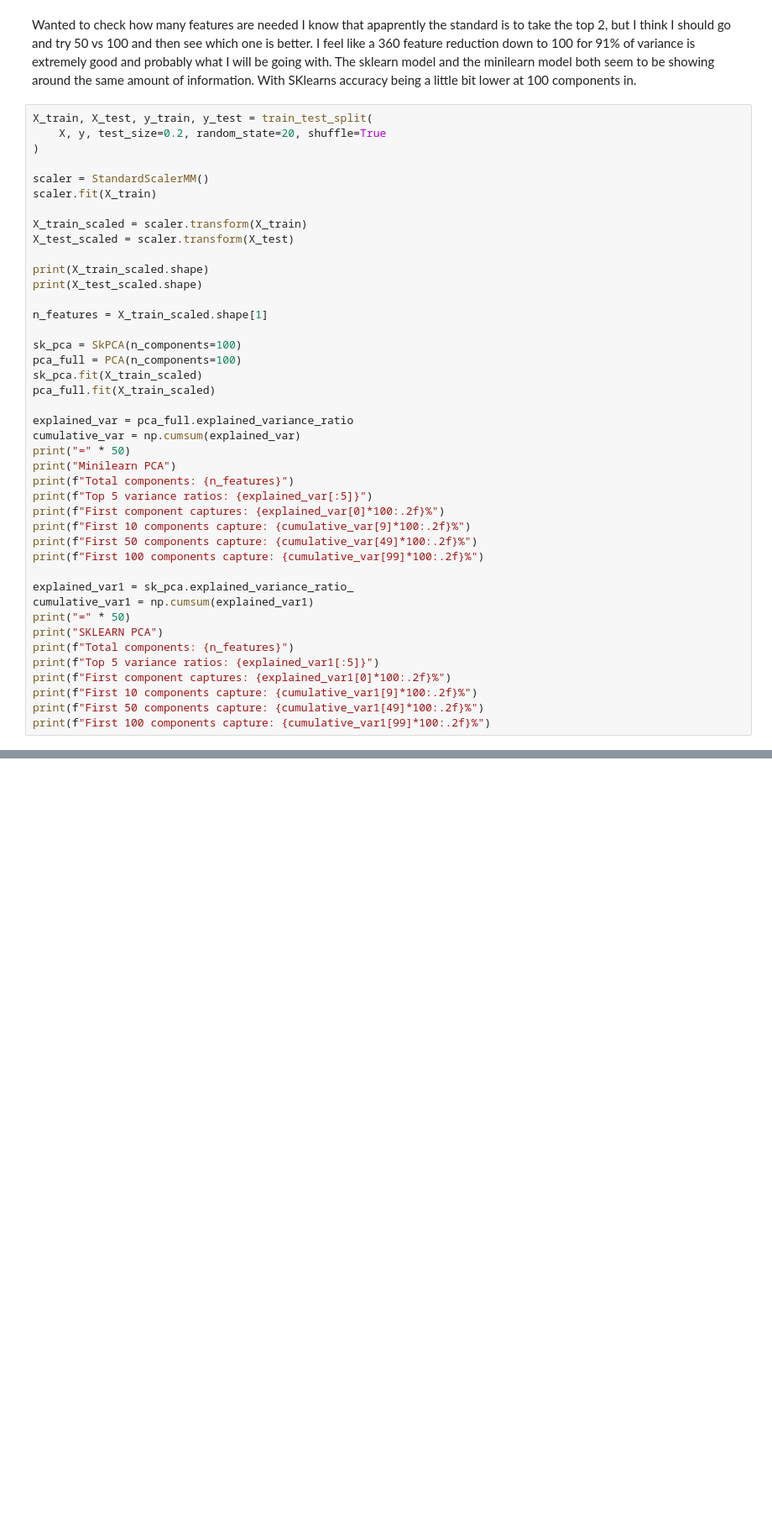
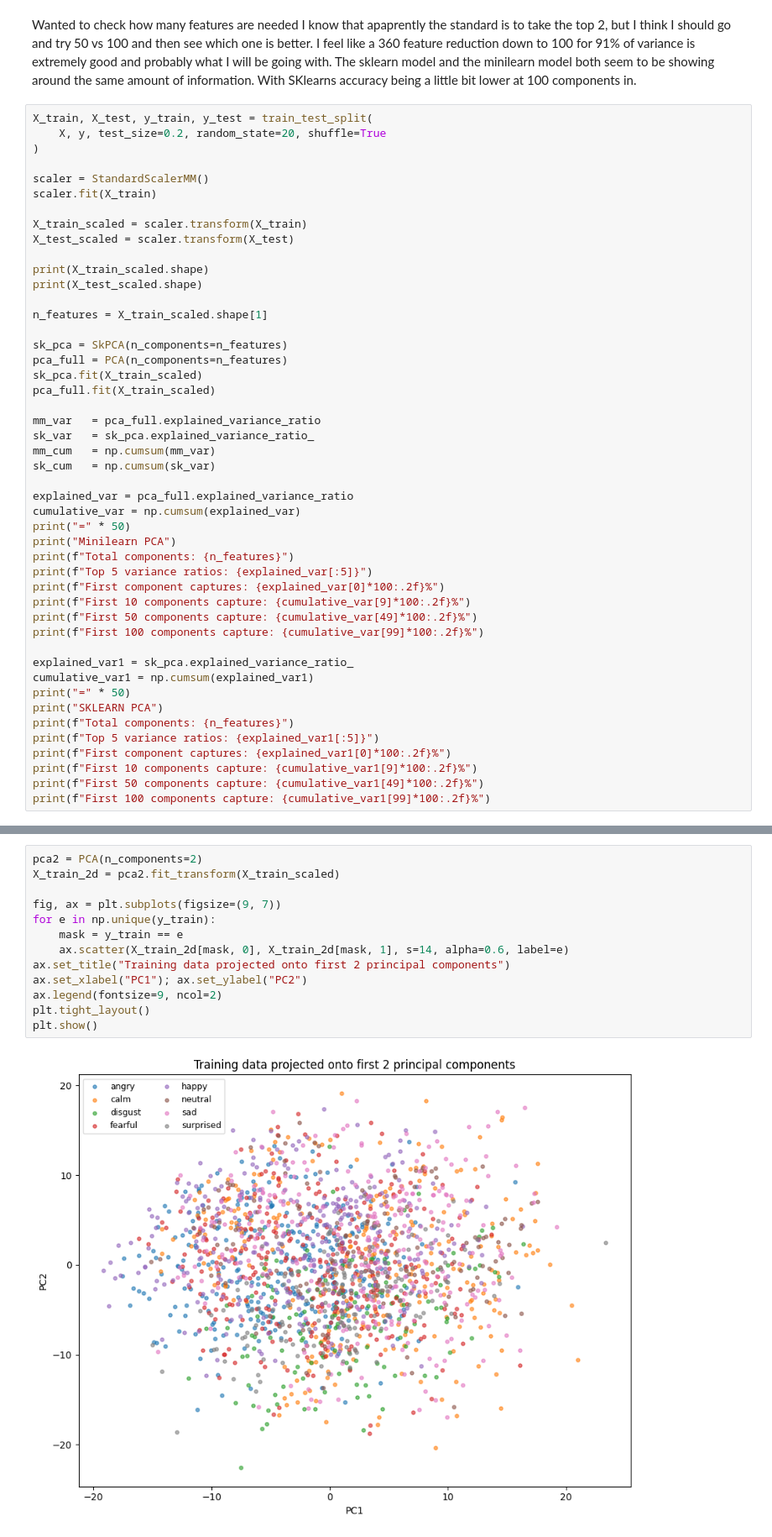
Before and after one commit to BradMartinMiami/SchoolProjectCSE432, a Jupyter notebook: SER_Project/notebooks/Dimensionalityreduction.ipynb, the cells around one changed output, grey strips where cells are left out. Shown at 84% size. Cells and saved outputs as stored; diff of their text form; blank space fills up the shorter version.

```diff
--- a/SER_Project/notebooks/Dimensionalityreduction.ipynb
+++ b/SER_Project/notebooks/Dimensionalityreduction.ipynb
@@ -77,10 +77,15 @@ print(X_test_scaled.shape)
 
 n_features = X_train_scaled.shape[1]
 
-sk_pca = SkPCA(n_components=100)
-pca_full = PCA(n_components=100)
+sk_pca = SkPCA(n_components=n_features)
+pca_full = PCA(n_components=n_features)
 sk_pca.fit(X_train_scaled)
 pca_full.fit(X_train_scaled)
+
+mm_var   = pca_full.explained_variance_ratio
+sk_var   = sk_pca.explained_variance_ratio_
+mm_cum   = np.cumsum(mm_var)
+sk_cum   = np.cumsum(sk_var)
 
 explained_var = pca_full.explained_variance_ratio
 cumulative_var = np.cumsum(explained_var)
@@ -124,0 +141,15 @@ First 100 components capture: 90.59%
+# %%
+pca2 = PCA(n_components=2)
+X_train_2d = pca2.fit_transform(X_train_scaled)
+
+fig, ax = plt.subplots(figsize=(9, 7))
+for e in np.unique(y_train):
+    mask = y_train == e
+    ax.scatter(X_train_2d[mask, 0], X_train_2d[mask, 1], s=14, alpha=0.6, label=e)
+ax.set_title("Training data projected onto first 2 principal components")
+ax.set_xlabel("PC1"); ax.set_ylabel("PC2")
+ax.legend(fontsize=9, ncol=2)
+plt.tight_layout()
+plt.show()
+# %% [output]
+[figure, added]
```
Also changed, not shown: parts of 6 cells of this notebook, 1 other file.
